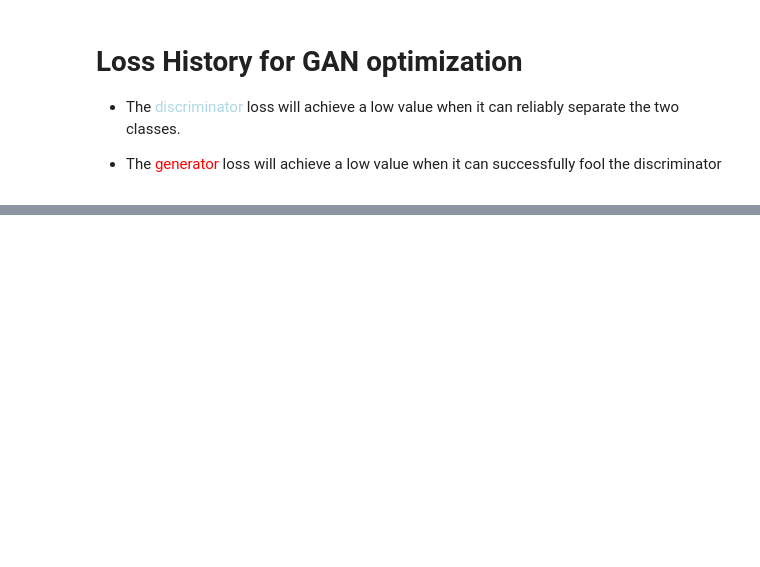
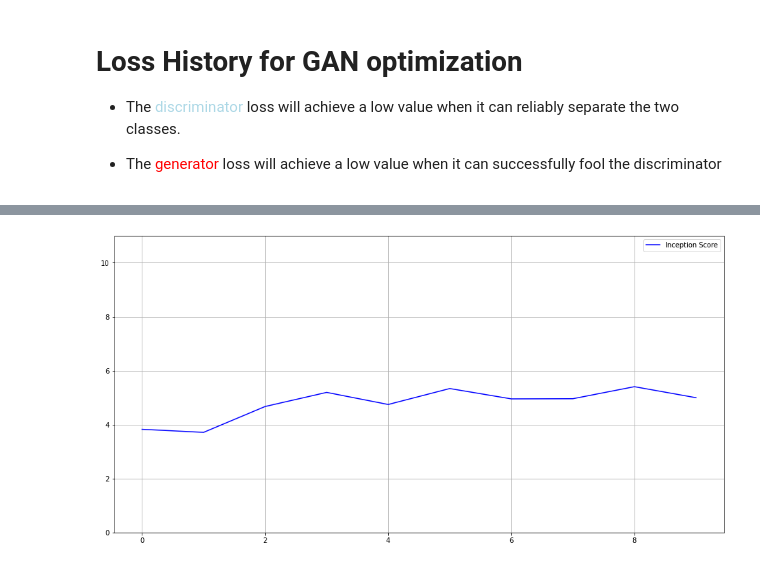
Before and after one commit to Olivia-Feldman/NUGAN-DISTGAN, a Jupyter notebook: NuGAN.ipynb, the cells around one changed output, grey strips where cells are left out. Cells and saved outputs as stored; diff of their text form; code cells hidden in the pictures; blank space fills up the shorter version.

```diff
--- a/NuGAN.ipynb
+++ b/NuGAN.ipynb
@@ -762,0 +793,8 @@ s=plt.legend(('Discriminator loss','Generator loss'))
+# %%
+plt.figure(figsize=(16,8))
+s=plt.plot(gan.train_hist['IS_score'],c='b')
+s = plt.ylim((0,11))
+s = plt.grid()
+s=plt.legend(('Inception Score','Generator loss'))
+# %% [output]
+[figure, added]
```
Also changed, not shown: parts of 8 cells of this notebook.
